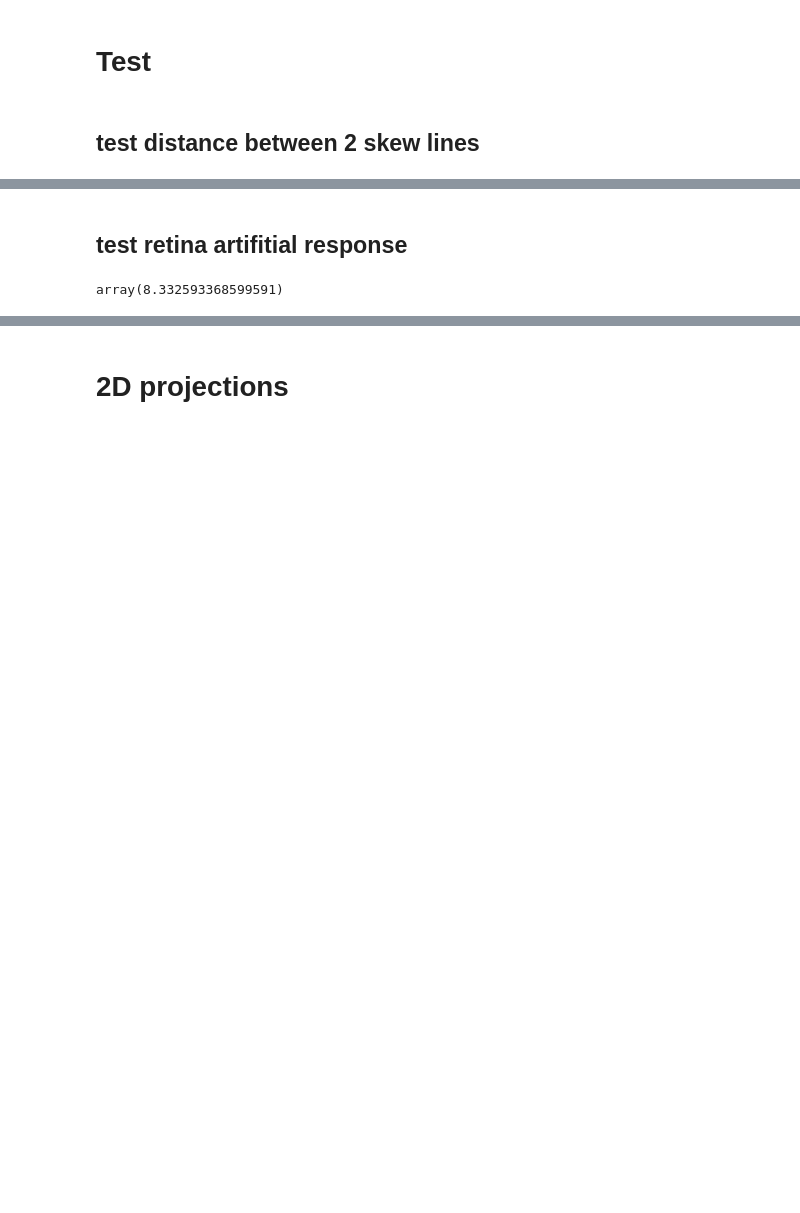
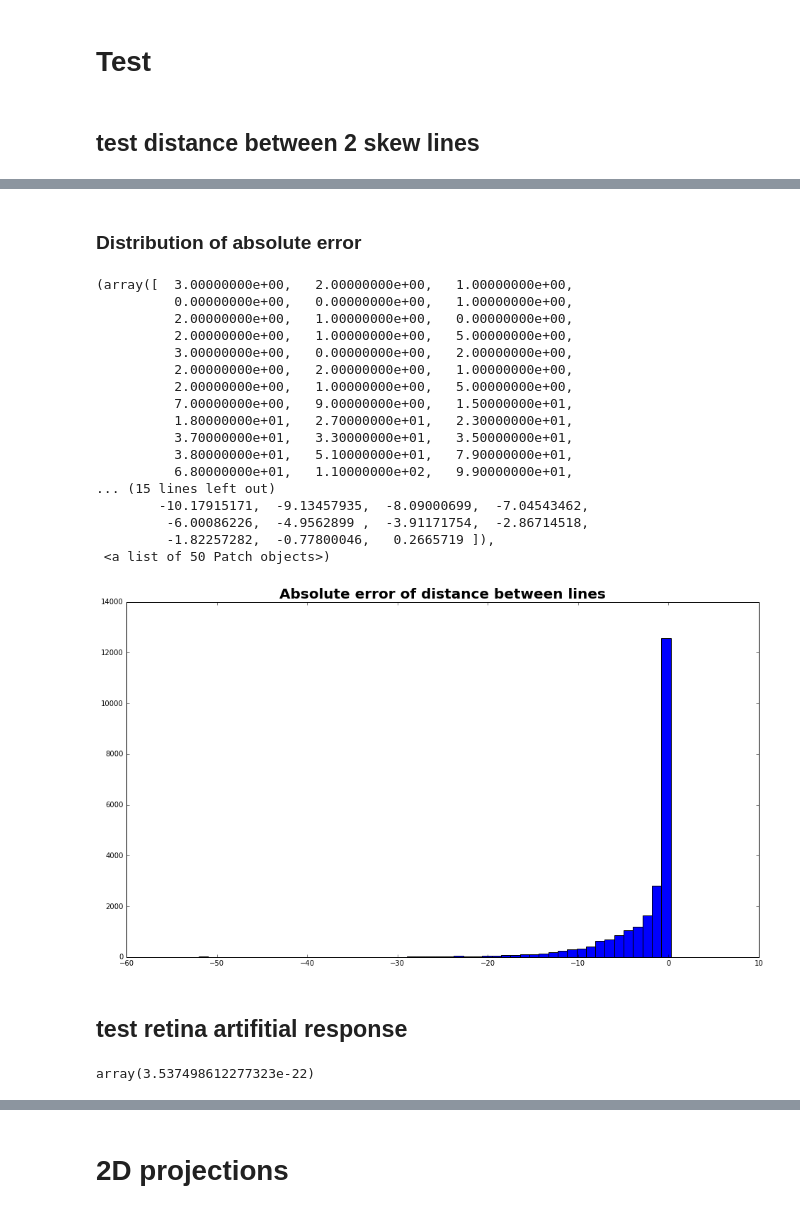
Before and after one commit to hushchyn-mikhail/ship_tracking_summer2016, a Jupyter notebook: notebooks/Retina_demonstration.ipynb, the cells around one changed output, grey strips where cells are left out. Saved outputs shown, nothing was run; the diff lists cells and outputs as text; code cells hidden in the pictures; blank space fills up the shorter version.

```diff
--- a/notebooks/Retina_demonstration.ipynb
+++ b/notebooks/Retina_demonstration.ipynb
@@ -76,7 +79,7 @@ R = theano.function([track0, track, points, directions, sigma], r)
 ## test distance between 2 skew lines
 # %%
 track1 = event[(event.TrackID==2)&(event.StatNb<3)]
-track2 = event[(event.TrackID==3)&(event.TrackID<3)]
+track2 = event[(event.TrackID==3)&(event.StatNb<3)]
 noise = event[(event.TrackID!=2)&(event.TrackID!=3)&(event.TrackID<3)]
 # %%
 x0=track1.X.values[0]
@@ -97,0 +104,2 @@ array(39.49327433542012)
+# %% [markdown]
+### Distribution of absolute error
@@ -98,3 +144,26 @@ array(39.49327433542012)
+# %%
+plt.figure(figsize=(16,9))
+plt.title("Absolute error of distance between lines", fontsize=20, fontweight='bold')
+plt.hist(np.array(real)-np.array(exp), bins=50)
+# %% [output]
+(array([  3.00000000e+00,   2.00000000e+00,   1.00000000e+00,
+          0.00000000e+00,   0.00000000e+00,   1.00000000e+00,
+          2.00000000e+00,   1.00000000e+00,   0.00000000e+00,
+          2.00000000e+00,   1.00000000e+00,   5.00000000e+00,
+          3.00000000e+00,   0.00000000e+00,   2.00000000e+00,
+          2.00000000e+00,   2.00000000e+00,   1.00000000e+00,
+          2.00000000e+00,   1.00000000e+00,   5.00000000e+00,
+          7.00000000e+00,   9.00000000e+00,   1.50000000e+01,
+          1.80000000e+01,   2.70000000e+01,   2.30000000e+01,
+          3.70000000e+01,   3.30000000e+01,   3.50000000e+01,
+          3.80000000e+01,   5.10000000e+01,   7.90000000e+01,
+          6.80000000e+01,   1.10000000e+02,   9.90000000e+01,
+... (15 lines left out)
+        -10.17915171,  -9.13457935,  -8.09000699,  -7.04543462,
+         -6.00086226,  -4.9562899 ,  -3.91171754,  -2.86714518,
+         -1.82257282,  -0.77800046,   0.2665719 ]),
+ <a list of 50 Patch objects>)
+[figure, added]
 # %% [markdown]
 ## test retina artifitial response
 # %%
@@ -107,9 +176,9 @@ for i in range(len(track1.index)):
 A0 = np.array(A0)
 A = np.array(A)
 # %%
-R(track_point, track_direction, A0, A, 2)
+R(track_point, track_direction, A0, A, 10)
 # %% [output]
-array(8.332593368599591)
+array(3.537498612277323e-22)
 # %%
 track1
 # %% [output]
```
Also changed, not shown: parts of 24 cells of this notebook.
